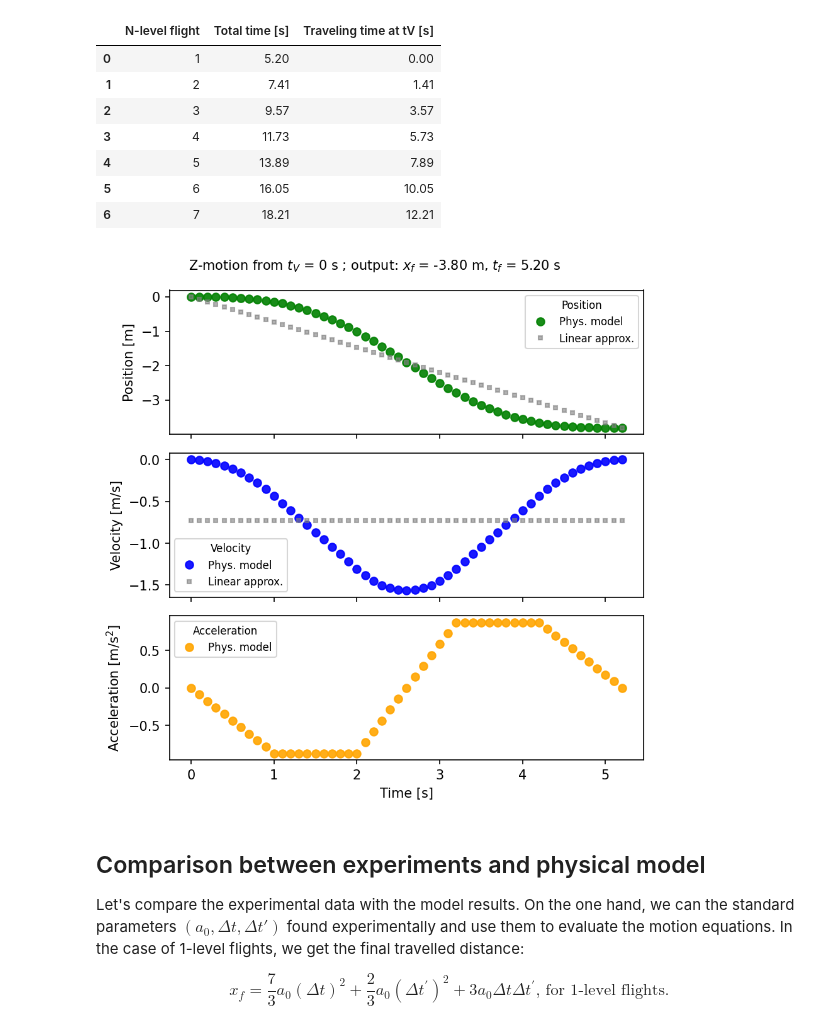
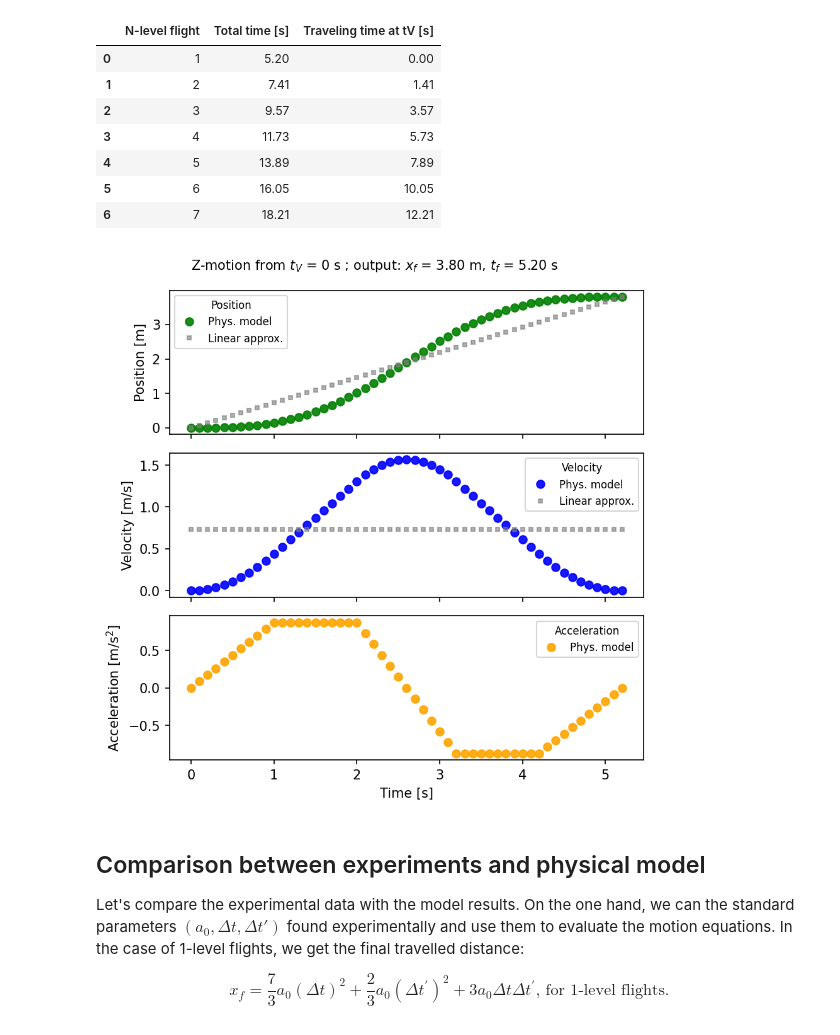
Before and after one commit to Fertmeneses/ML_QDM_Meneses_et_al, a Jupyter notebook: Codes/Acceleration_data_model.ipynb, the cells around one changed output. Cells and saved outputs as stored; diff of their text form; code cells hidden in the pictures.

Commit message:
Correct text in Acceleration_data_model.ipynb

```diff
--- a/Codes/Acceleration_data_model.ipynb
+++ b/Codes/Acceleration_data_model.ipynb
@@ -359,10 +362,11 @@ Total trip duration only adjusting t_V:
 # %%
 # Plot an example of the Z-motion according to the physical model:
 t_V = 0 # Duration for interval with constant terminal velocity [s]
 save_name = save_image_path+f'Zmotion_model_tV_{t_V}s'
-a_model.gen_motion_from_tV(t_V,going_up=False,save_name=None)
+a_model.gen_motion_from_tV(
+    t_V,going_up=True,save_name=save_name,save_format='svg')
 # %% [output]
-[figure, old version]
+[figure, new version]
 # %% [markdown]
 ## Comparison between experiments and physical model
 
```
Also changed, not shown: parts of 4 cells of this notebook.
